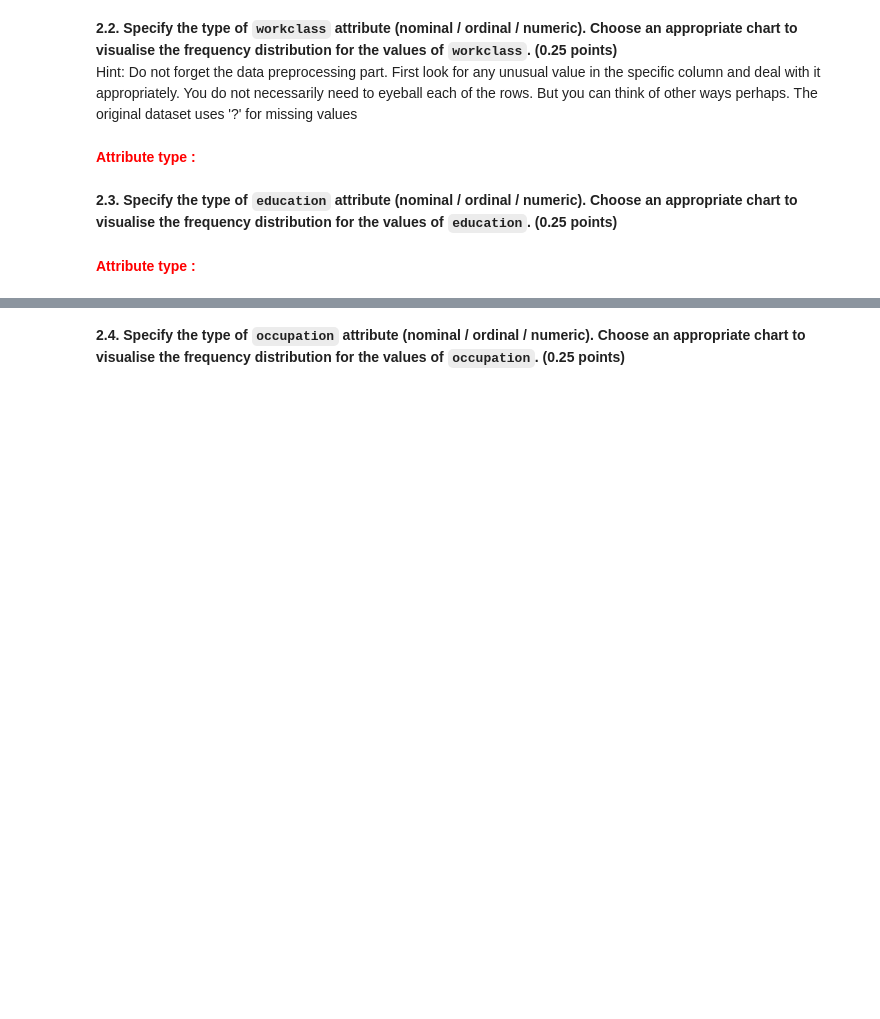
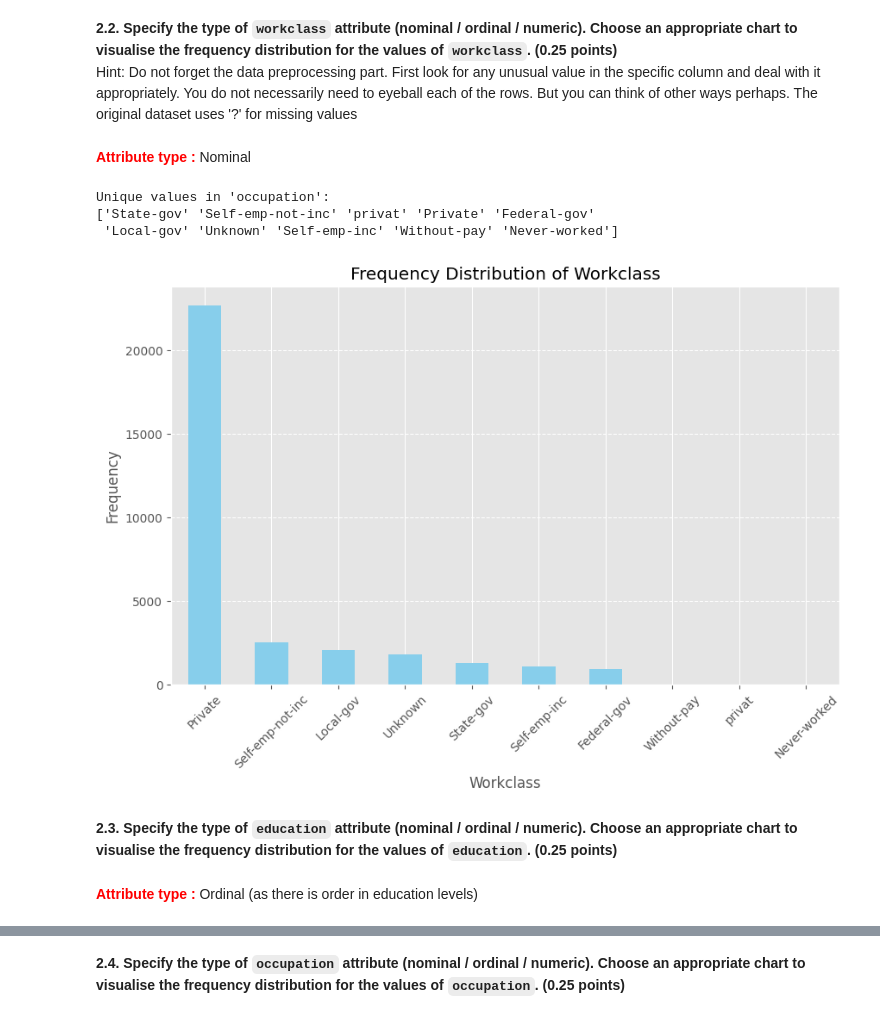
Before and after one commit to Sulaiman29/BDA_HW1, a Jupyter notebook: BDA2025Spring_HW1.ipynb, the cells around one changed output, grey strips where cells are left out. Cells and saved outputs as stored; diff of their text form; code cells hidden in the pictures; blank space fills up the shorter version.

```diff
--- a/BDA2025Spring_HW1.ipynb
+++ b/BDA2025Spring_HW1.ipynb
@@ -219,8 +292,32 @@ else:
 **2.2. Specify the type of `workclass` attribute (nominal / ordinal / numeric). Choose an appropriate chart to visualise the frequency distribution for the values of `workclass`. (0.25 points)** <br>
 Hint: Do not forget the data preprocessing part. First look for any unusual value in the specific column and deal with it appropriately. You do not necessarily need to eyeball each of the rows. But you can think of other ways perhaps. The original dataset uses '?' for missing values
 # %% [markdown]
-**<font color='red'>Attribute type :</font>**
+**<font color='red'>Attribute type :</font>** Nominal
+# %%
+# preprocess data to rename ? to Unknown
+data['workclass'] = data['workclass'].replace('?', 'Unknown')
+# Check the frequency distribution of workclass
+workclass_counts = data['workclass'].value_counts()
+
+# Check for unique values in the occupation column
+print("Unique values in 'occupation':")
+print(data['workclass'].unique())
+
+# Create a bar chart to visualize the frequency distribution
+plt.figure(figsize=(10, 6))
+workclass_counts.plot(kind='bar', color='skyblue')
+plt.title('Frequency Distribution of Workclass')
+plt.xlabel('Workclass')
+plt.ylabel('Frequency')
+plt.xticks(rotation=45)
+plt.grid(axis='y', linestyle='--')
+plt.show()
+# %% [output]
+Unique values in 'occupation':
+['State-gov' 'Self-emp-not-inc' 'privat' 'Private' 'Federal-gov'
+ 'Local-gov' 'Unknown' 'Self-emp-inc' 'Without-pay' 'Never-worked']
+[figure, added]
 # %% [markdown]
 **2.3. Specify the type of `education` attribute (nominal / ordinal / numeric). Choose an appropriate chart to visualise the frequency distribution for the values of `education`. (0.25 points)** <br>
 # %% [markdown]
-**<font color='red'>Attribute type :</font>**
+**<font color='red'>Attribute type :</font>** Ordinal (as there is order in education levels)
```
Also changed, not shown: parts of 90 cells of this notebook.
